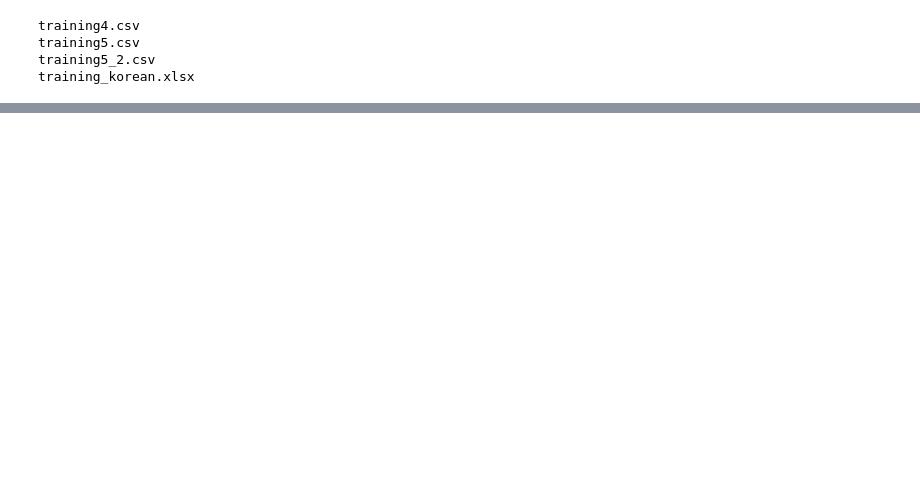
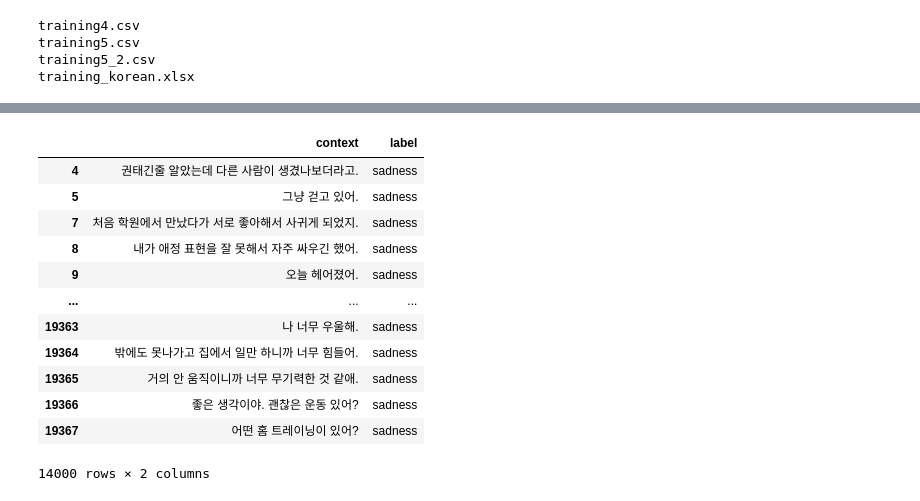
Before and after one commit to Manner-Maketh-Man/Machine-Learning, a Jupyter notebook: emotion/jm_capstone_gpt.ipynb, the cells around one changed output, grey strips where cells are left out. Cells and saved outputs as stored; diff of their text form; code cells hidden in the pictures; blank space fills up the shorter version.

```diff
--- a/emotion/jm_capstone_gpt.ipynb
+++ b/emotion/jm_capstone_gpt.ipynb
@@ -121,5 +125,34 @@ train_data = pd.DataFrame(columns=["context","label"])
 train_data["context"]=train_x
 train_data["label"]=train_y
 # %%
-train_data
+labels_ids = {'sad': 0, 'angry': 1, 'disgust': 2, 'happiness': 3, 'fear': 4,
+ 'neutral': 5, 'surprise': 6}
+# How many labels are we using in training.
+# This is used to decide size of classification head.
+n_labels = len(labels_ids)
+
+import os
+
+dir_path = "./dataset"
+data_list = []
+for (root, directories, files) in os.walk(dir_path):
+    for file in files:
+        if '.csv' in file:
+            file_path = os.path.join(root, file)
+            data_list.append(pd.read_csv(file_path,encoding="cp949"))
+        if '.xlsx' in file:
+            file_path = os.path.join(root, file)
+            data_list.append(pd.read_excel(file_path))
+
+data = data_list[0].iloc[:,1:3]
+
+for _ in range(1,3):
+    data = pd.concat([data,data_list[_].iloc[:,1:3]])
+buf = data_list[3].iloc[:,1:]
+#buf.columns = ['발화문',"a상황"]
+#data = pd.concat([data,buf])
+data.columns = ["context","label"]
+
+data = data.replace("sad", "sadness")
+data = data.replace("anger", "angry")
 # %%
@@ -127,3 +170,19 @@ data
+# %%
+data[data.label == "sadness" ]
+# %% [output]
+|  | context | label |
+| 4 | 권태긴줄 알았는데 다른 사람이 생겼나보더라고. | sadness |
+| 5 | 그냥 걷고 있어. | sadness |
+| 7 | 처음 학원에서 만났다가 서로 좋아해서 사귀게 되었지. | sadness |
+| 8 | 내가 애정 표현을 잘 못해서 자주 싸우긴 했어. | sadness |
+| 9 | 오늘 헤어졌어. | sadness |
+| ... | ... | ... |
+| 19363 | 나 너무 우울해. | sadness |
+| 19364 | 밖에도 못나가고 집에서 일만 하니까 너무 힘들어. | sadness |
+| 19365 | 거의 안 움직이니까 너무 무기력한 것 같애. | sadness |
+| 19366 | 좋은 생각이야. 괜찮은 운동 있어? | sadness |
+| 19367 | 어떤 홈 트레이닝이 있어? | sadness |
+14000 rows × 2 columns
 # %%
 class NewsDataset(Dataset):
 
```
Also changed, not shown: parts of 8 cells of this notebook, 3 other files.
